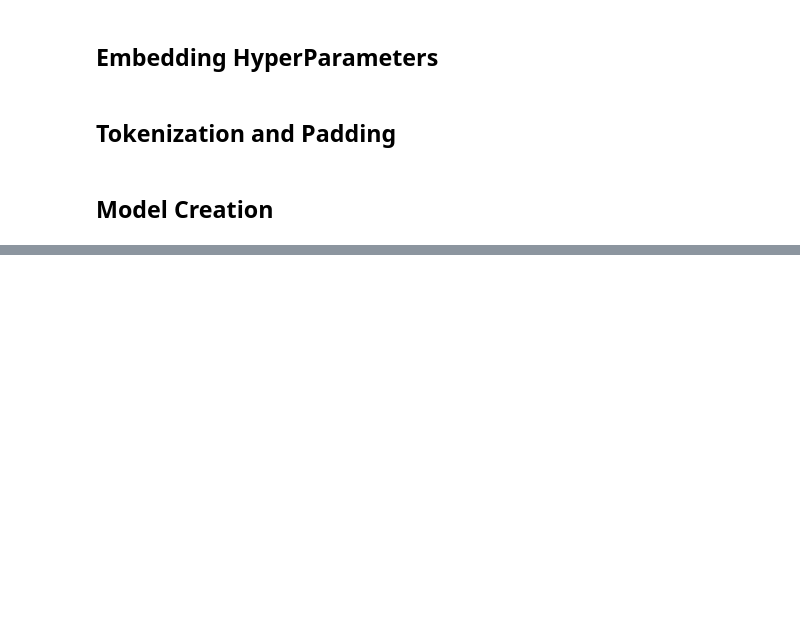
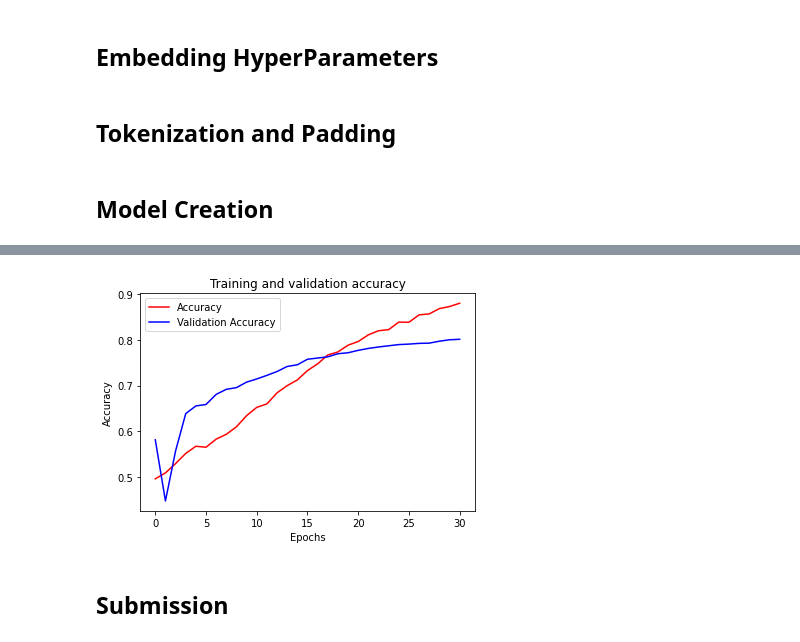
Before and after one commit to MrKosif/Disaster-Prediction-Using-NLP, a Jupyter notebook: disaster-prediction-using-nlp.ipynb, the cells around one changed output, grey strips where cells are left out. Drawn from its saved outputs; the diff is of its cells as text; code cells hidden in the pictures; blank space fills up the shorter version.

```diff
--- a/disaster-prediction-using-nlp.ipynb
+++ b/disaster-prediction-using-nlp.ipynb
@@ -129,3 +112,8 @@ padded_valid = pad_sequences(sequences_valid, maxlen=max_length, padding=padding
+# %%
+from tensorflow.keras.preprocessing.sequence import pad_sequences
+
+X_train_pad = pad_sequences(X_train_seq, maxlen=max_length, padding=padding_type, truncating=trunc_type)
+X_valid_pad = pad_sequences(X_valid_seq, maxlen=max_length, padding=padding_type, truncating=trunc_type)
 # %% [markdown]
 ## Model Creation
 # %%
@@ -181,0 +195,15 @@ emb_model.fit(padded_train, y_train, epochs=25, batch_size=64, verbose=0, valida
+# %%
+acc = history.history['accuracy']
+val_acc = history.history['val_accuracy']
+
+plt.plot(epochs, acc, 'r')
+plt.plot(epochs, val_acc, 'b')
+plt.title('Training and validation accuracy')
+plt.xlabel("Epochs")
+plt.ylabel("Accuracy")
+plt.legend(["Accuracy", "Validation Accuracy"])
+plt.show()
+# %% [output]
+[figure, added]
+# %% [markdown]
+## Submission
```
Also changed, not shown: parts of 26 cells of this notebook.
